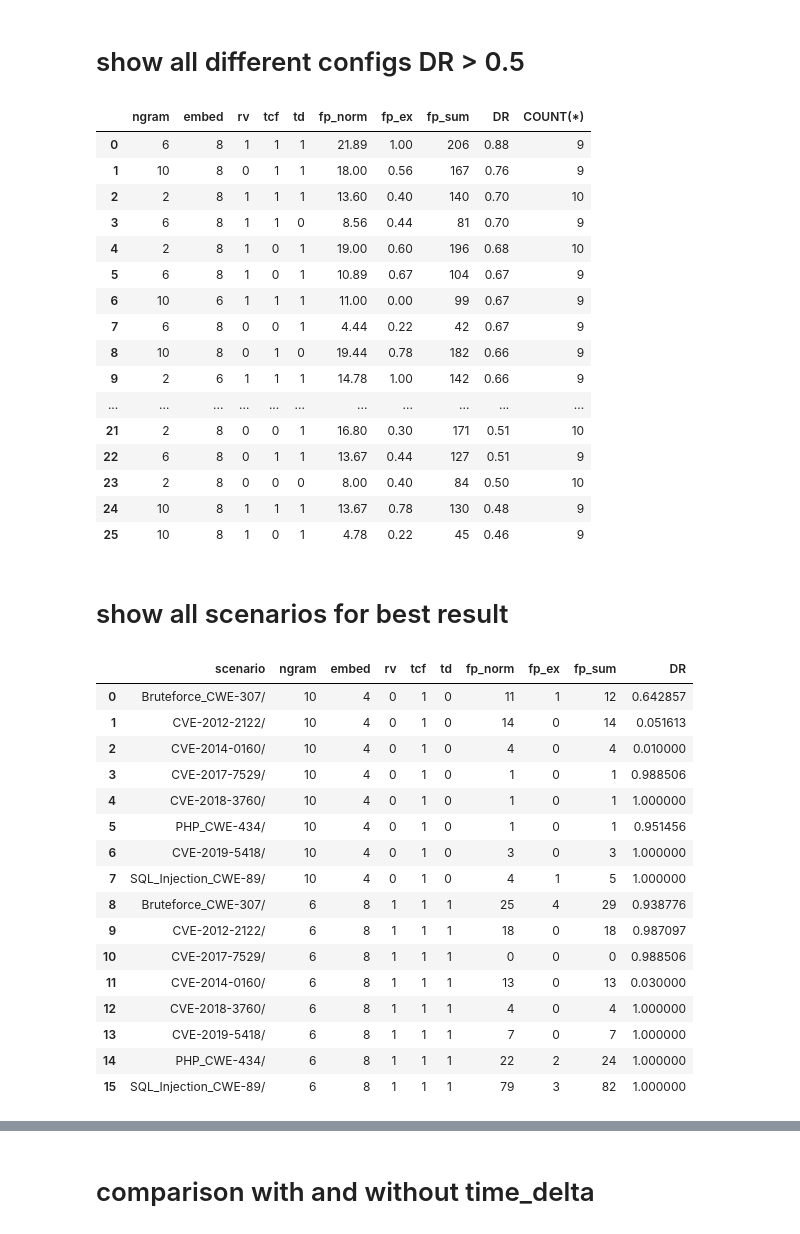
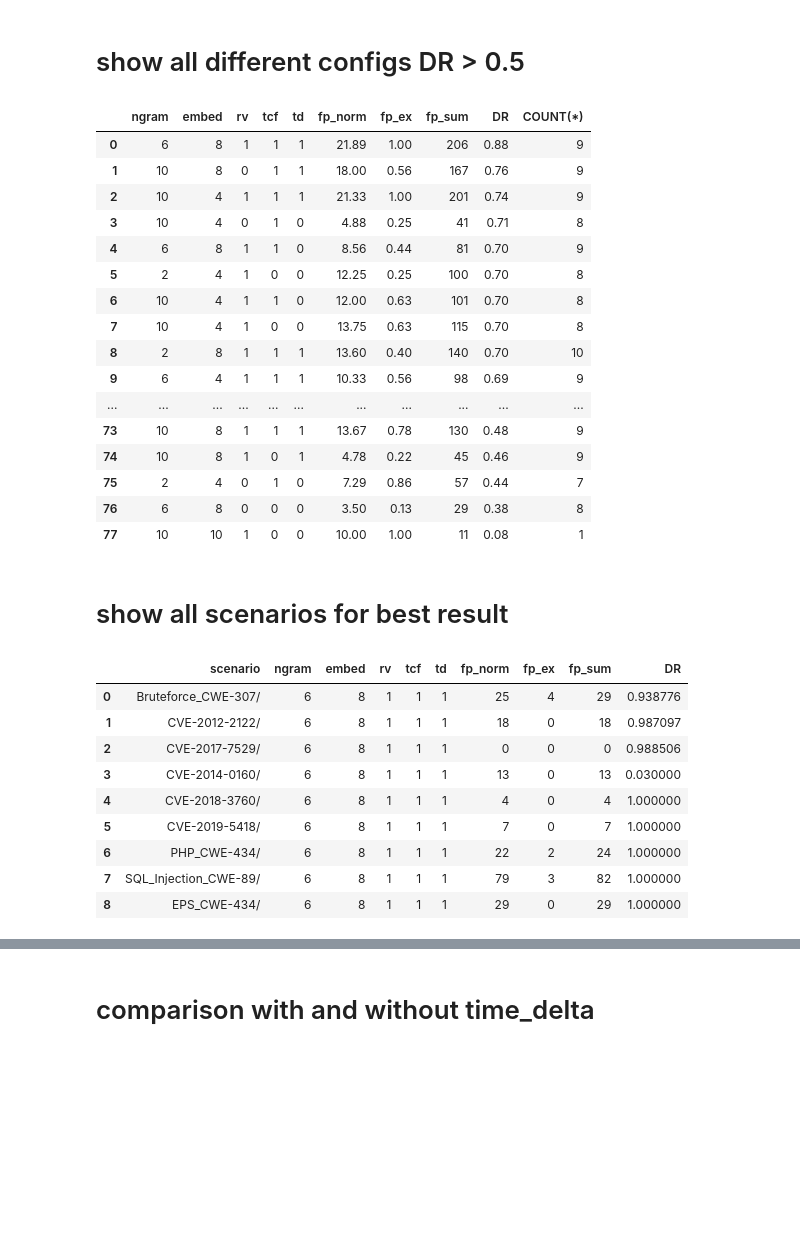
Before and after one commit to LID-DS/LID-DS, a Jupyter notebook: algorithms/evaluation/eval.ipynb, the cells around one changed output, grey strips where cells are left out. Cells and saved outputs as stored; diff of their text form; code cells hidden in the pictures; blank space fills up the shorter version.

Commit message:
added results to notebook

```diff
--- a/algorithms/evaluation/eval.ipynb
+++ b/algorithms/evaluation/eval.ipynb
@@ -27,8 +27,8 @@ IPython.OutputArea.prototype._should_scroll = function(lines) {
 # %% [markdown]
 # show exerpt of json file as df
 # %%
-de = 'lstm'
-de = 'zwischen_full'
+
+de = 'merged'
 path = f'../persistent_data/{de}.json'
 result_list = convert_to_df(path)
 result_list
@@ -49,14 +49,13 @@ result_list
 # %% [markdown]
 # connect to db and create table
 # %%
-conn = sql.connect('evaluation.db')
-conn = sql.connect('zwischenerg.db')
+#conn = sql.connect('evaluation.db')
+conn = sql.connect('Whole.db')
 try:
     result_list.to_sql(de, conn)
 except ValueError:
     print('Table already exists')
 # %%
-conn = sql.connect('zwischenerg.db')
 res = conn.execute("SELECT name FROM sqlite_master WHERE type='table';")
 for name in res.fetchall():
     print(name[0])
@@ -65,9 +64,9 @@ zwischen_full
 # %% [markdown]
 # show all different configs DR > 0.5
 # %%
-conn = sql.connect('evaluation.db')
-conn = sql.connect('zwischenerg.db')
-result = pd.read_sql('SELECT \
+#conn = sql.connect('evaluation.db')
+#conn = sql.connect('zwischenerg.db')
+result = pd.read_sql(f'SELECT \
                              ngram, \
                              embedding_size as embed, \
                              return_value as rv, \
@@ -78,73 +77,63 @@ result = pd.read_sql('SELECT \
                              SUM(consecutive_false_positives_normal + consecutive_false_positives_exploits) as fp_sum, \
                              ROUND(AVG(detection_rate),2) as DR, \
                              COUNT(*) \
-                     FROM  zwischen_full\
+                     FROM  {de}\
                      GROUP BY ngram, \
                               embedding_size, \
                               rv, \
                               tcf, \
                               td \
-                     HAVING COUNT(*) > 8 \
                      ORDER BY  \
                               DR desc, \
-                              fp_sum desc', conn)
+                              fp_sum asc', conn)
 pd.set_option('display.max_rows', result.shape[0]+1)
 result
 # %% [output]
 |  | ngram | embed | rv | tcf | td | fp_norm | fp_ex | fp_sum | DR | COUNT(*) |
 | 0 | 6 | 8 | 1 | 1 | 1 | 21.89 | 1.00 | 206 | 0.88 | 9 |
 | 1 | 10 | 8 | 0 | 1 | 1 | 18.00 | 0.56 | 167 | 0.76 | 9 |
-| 2 | 2 | 8 | 1 | 1 | 1 | 13.60 | 0.40 | 140 | 0.70 | 10 |
-| 3 | 6 | 8 | 1 | 1 | 0 | 8.56 | 0.44 | 81 | 0.70 | 9 |
-| 4 | 2 | 8 | 1 | 0 | 1 | 19.00 | 0.60 | 196 | 0.68 | 10 |
-| 5 | 6 | 8 | 1 | 0 | 1 | 10.89 | 0.67 | 104 | 0.67 | 9 |
-| 6 | 10 | 6 | 1 | 1 | 1 | 11.00 | 0.00 | 99 | 0.67 | 9 |
-| 7 | 6 | 8 | 0 | 0 | 1 | 4.44 | 0.22 | 42 | 0.67 | 9 |
-| 8 | 10 | 8 | 0 | 1 | 0 | 19.44 | 0.78 | 182 | 0.66 | 9 |
-| 9 | 2 | 6 | 1 | 1 | 1 | 14.78 | 1.00 | 142 | 0.66 | 9 |
+| 2 | 10 | 4 | 1 | 1 | 1 | 21.33 | 1.00 | 201 | 0.74 | 9 |
+| 3 | 10 | 4 | 0 | 1 | 0 | 4.88 | 0.25 | 41 | 0.71 | 8 |
+| 4 | 6 | 8 | 1 | 1 | 0 | 8.56 | 0.44 | 81 | 0.70 | 9 |
+| 5 | 2 | 4 | 1 | 0 | 0 | 12.25 | 0.25 | 100 | 0.70 | 8 |
+| 6 | 10 | 4 | 1 | 1 | 0 | 12.00 | 0.63 | 101 | 0.70 | 8 |
+| 7 | 10 | 4 | 1 | 0 | 0 | 13.75 | 0.63 | 115 | 0.70 | 8 |
+| 8 | 2 | 8 | 1 | 1 | 1 | 13.60 | 0.40 | 140 | 0.70 | 10 |
+| 9 | 6 | 4 | 1 | 1 | 1 | 10.33 | 0.56 | 98 | 0.69 | 9 |
 | ... | ... | ... | ... | ... | ... | ... | ... | ... | ... | ... |
-| 21 | 2 | 8 | 0 | 0 | 1 | 16.80 | 0.30 | 171 | 0.51 | 10 |
-| 22 | 6 | 8 | 0 | 1 | 1 | 13.67 | 0.44 | 127 | 0.51 | 9 |
-| 23 | 2 | 8 | 0 | 0 | 0 | 8.00 | 0.40 | 84 | 0.50 | 10 |
-| 24 | 10 | 8 | 1 | 1 | 1 | 13.67 | 0.78 | 130 | 0.48 | 9 |
-| 25 | 10 | 8 | 1 | 0 | 1 | 4.78 | 0.22 | 45 | 0.46 | 9 |
+| 73 | 10 | 8 | 1 | 1 | 1 | 13.67 | 0.78 | 130 | 0.48 | 9 |
+| 74 | 10 | 8 | 1 | 0 | 1 | 4.78 | 0.22 | 45 | 0.46 | 9 |
+| 75 | 2 | 4 | 0 | 1 | 0 | 7.29 | 0.86 | 57 | 0.44 | 7 |
+| 76 | 6 | 8 | 0 | 0 | 0 | 3.50 | 0.13 | 29 | 0.38 | 8 |
+| 77 | 10 | 10 | 1 | 0 | 0 | 10.00 | 1.00 | 11 | 0.08 | 1 |
 # %% [markdown]
 # show all scenarios for best result
 # %%
 # 6 	8 	1 	1 	1
 # 10 	4 	0 	1 	0
-conn = sql.connect('evaluation.db')
-result = pd.read_sql('SELECT \
+result = pd.read_sql(f'SELECT \
                              scenario, \
                              ngram, \
                              embedding_size as embed, \
                              return_value as rv, \
                              thread_change_flag as tcf, \
                              time_delta as td, \
                              consecutive_false_positives_normal as fp_norm, \
                              consecutive_false_positives_exploits as fp_ex, \
                              consecutive_false_positives_normal + consecutive_false_positives_exploits as fp_sum, \
                              detection_rate as DR \
-                     FROM lstm \
-                     WHERE ngram = 6 and embed = 8 and rv = 1 and tcf = 1 and td = 1 or\
-                           ngram = 10 and embed = 4 and rv = 0 and tcf = 1 and td = 0', conn)
+                     FROM {de} \
+                     WHERE ngram = 6 AND embed=8 AND rv=1 AND td=1 AND tcf=1', conn)
 pd.set_option('display.max_rows', result.shape[0]+1)
 result
 # %% [output]
 |  | scenario | ngram | embed | rv | tcf | td | fp_norm | fp_ex | fp_sum | DR |
-| 0 | Bruteforce_CWE-307/ | 10 | 4 | 0 | 1 | 0 | 11 | 1 | 12 | 0.642857 |
-| 1 | CVE-2012-2122/ | 10 | 4 | 0 | 1 | 0 | 14 | 0 | 14 | 0.051613 |
-| 2 | CVE-2014-0160/ | 10 | 4 | 0 | 1 | 0 | 4 | 0 | 4 | 0.010000 |
-| 3 | CVE-2017-7529/ | 10 | 4 | 0 | 1 | 0 | 1 | 0 | 1 | 0.988506 |
-| 4 | CVE-2018-3760/ | 10 | 4 | 0 | 1 | 0 | 1 | 0 | 1 | 1.000000 |
-| 5 | PHP_CWE-434/ | 10 | 4 | 0 | 1 | 0 | 1 | 0 | 1 | 0.951456 |
-| 6 | CVE-2019-5418/ | 10 | 4 | 0 | 1 | 0 | 3 | 0 | 3 | 1.000000 |
-| 7 | SQL_Injection_CWE-89/ | 10 | 4 | 0 | 1 | 0 | 4 | 1 | 5 | 1.000000 |
-| 8 | Bruteforce_CWE-307/ | 6 | 8 | 1 | 1 | 1 | 25 | 4 | 29 | 0.938776 |
-| 9 | CVE-2012-2122/ | 6 | 8 | 1 | 1 | 1 | 18 | 0 | 18 | 0.987097 |
-| 10 | CVE-2017-7529/ | 6 | 8 | 1 | 1 | 1 | 0 | 0 | 0 | 0.988506 |
-| 11 | CVE-2014-0160/ | 6 | 8 | 1 | 1 | 1 | 13 | 0 | 13 | 0.030000 |
-| 12 | CVE-2018-3760/ | 6 | 8 | 1 | 1 | 1 | 4 | 0 | 4 | 1.000000 |
-| 13 | CVE-2019-5418/ | 6 | 8 | 1 | 1 | 1 | 7 | 0 | 7 | 1.000000 |
-| 14 | PHP_CWE-434/ | 6 | 8 | 1 | 1 | 1 | 22 | 2 | 24 | 1.000000 |
-| 15 | SQL_Injection_CWE-89/ | 6 | 8 | 1 | 1 | 1 | 79 | 3 | 82 | 1.000000 |
+| 0 | Bruteforce_CWE-307/ | 6 | 8 | 1 | 1 | 1 | 25 | 4 | 29 | 0.938776 |
+| 1 | CVE-2012-2122/ | 6 | 8 | 1 | 1 | 1 | 18 | 0 | 18 | 0.987097 |
+| 2 | CVE-2017-7529/ | 6 | 8 | 1 | 1 | 1 | 0 | 0 | 0 | 0.988506 |
+| 3 | CVE-2014-0160/ | 6 | 8 | 1 | 1 | 1 | 13 | 0 | 13 | 0.030000 |
+| 4 | CVE-2018-3760/ | 6 | 8 | 1 | 1 | 1 | 4 | 0 | 4 | 1.000000 |
+| 5 | CVE-2019-5418/ | 6 | 8 | 1 | 1 | 1 | 7 | 0 | 7 | 1.000000 |
+| 6 | PHP_CWE-434/ | 6 | 8 | 1 | 1 | 1 | 22 | 2 | 24 | 1.000000 |
+| 7 | SQL_Injection_CWE-89/ | 6 | 8 | 1 | 1 | 1 | 79 | 3 | 82 | 1.000000 |
+| 8 | EPS_CWE-434/ | 6 | 8 | 1 | 1 | 1 | 29 | 0 | 29 | 1.000000 |
```
Also changed, not shown: parts of 10 cells of this notebook.
